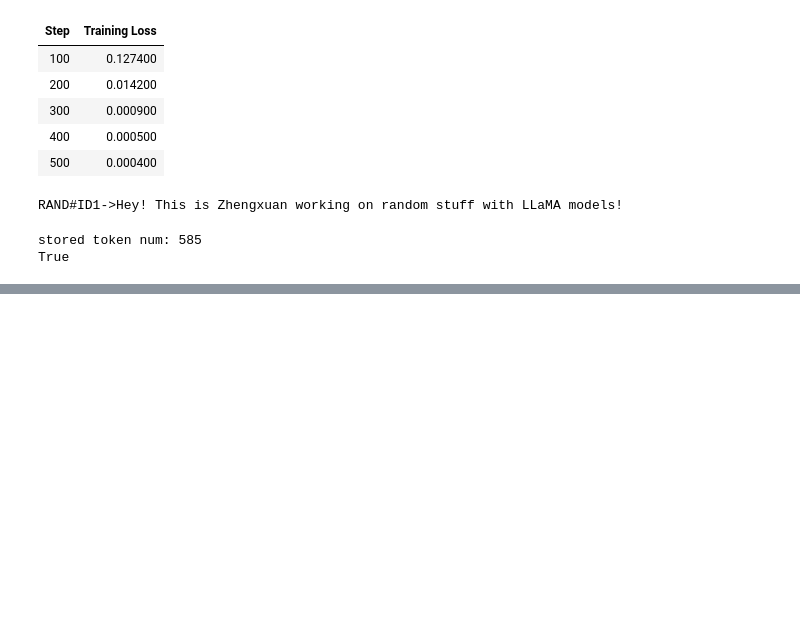
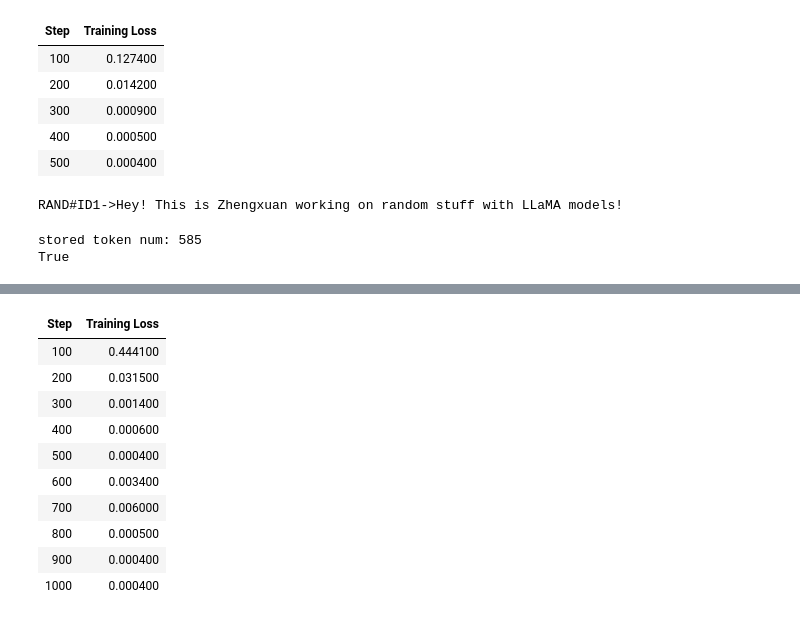
Before and after one commit to stanfordnlp/pyreft, a Jupyter notebook: examples/memorisation/reft_power.ipynb, the cells around one changed output, grey strips where cells are left out. Saved outputs shown, nothing was run; the diff lists cells and outputs as text; code cells hidden in the pictures; blank space fills up the shorter version.

```diff
--- a/examples/memorisation/reft_power.ipynb
+++ b/examples/memorisation/reft_power.ipynb
@@ -276,42 +314,60 @@ True
 # %%
-num_char = 18000 # about the same as number of bytes, 2000 chars ~= 2KB
+alice_f = open('./alice_in_wonderland.txt', 'r')
+alice_content = alice_f.readlines()
+alice_book = "\n".join(alice_content)
+
+num_char = 20000 # this will be longer than 4096
 alice_slice = alice_book[:num_char]
+alice_access_id = "ALIC#ID1->"
+results = []
 
-TARGET_LAYER = 15
+for model_max_length in [128, 256, 512, 1024, 2048, 2560, 3072, 4096]:
+    for TARGET_LAYER in [0, 5, 10, 15, 20, 25, 31]:
+        print("analyzing:", (model_max_length, TARGET_LAYER))
+        # get tokenizer
+        tokenizer = transformers.AutoTokenizer.from_pretrained(
+            model_name_or_path, model_max_length=model_max_length,
+            padding_side="right", use_fast=False)
+        tokenizer.pad_token = tokenizer.unk_token
 
-alice_access_id = "ALIC#ID1->"
-model_max_length = 4096
+        # get reft model
+        reft_config = ReftConfig(representations={
+            "layer": TARGET_LAYER, "component": "block_output",
+            "intervention": LearnedSourceLowRankRotatedSpaceIntervention(
+            embed_dim=model.config.hidden_size,
+            low_rank_dimension=1)})
+        reft_model = get_reft_model(model, reft_config)
+        reft_model.print_trainable_parameters()
 
-# get tokenizer
-tokenizer = transformers.AutoTokenizer.from_pretrained(
-    model_name_or_path, model_max_length=model_max_length,
-    padding_side="right", use_fast=False)
-tokenizer.pad_token = tokenizer.unk_token
+        # get training data and args
+        data_module = make_supervised_data_module(
+            tokenizer=tokenizer, model=model,
+            storage_access_ids=[alice_access_id], memo_sequences=[alice_slice])
+        print("stored token num:", len(data_module['train_dataset'][0]['input_ids']))
+        training_args = transformers.TrainingArguments(output_dir="./tmp")
+        training_args.save_strategy = "no"
+        training_args.evaluation_strategy = "no"
+        training_args.num_train_epochs = 1000.0
+        training_args.learning_rate = 4e-3
+        training_args.per_device_train_batch_size = 1
+        training_args.report_to = []
+        training_args.logging_steps = 100
 
-# get reft model
-reft_config = ReftConfig(representations={
-    "layer": TARGET_LAYER, "component": "block_output",
-    "intervention": LearnedSourceLowRankRotatedSpaceIntervention(
-    embed_dim=model.config.hidden_size,
-    low_rank_dimension=1)})
-reft_model = get_reft_model(model, reft_config)
-reft_model.print_trainable_parameters()
+        # train
+        trainer = ReftTrainerForCausalLM(
+            model=reft_model, tokenizer=tokenizer, args=training_args, **data_module)
+        _ = trainer.train()
 
-# get training data and args
-data_module = make_supervised_data_module(
-    tokenizer=tokenizer, model=model,
-    storage_access_ids=[alice_access_id], memo_sequences=[alice_slice])
-print("stored token num:", len(data_module['train_dataset'][0]['input_ids']))
-training_args = transformers.TrainingArguments(output_dir="./tmp")
-training_args.save_strategy = "no"
-training_args.evaluation_strategy = "no"
-training_args.num_train_epochs = 500.0
-training_args.learning_rate = 2e-3
-training_args.per_device_train_batch_size = 1
-training_args.report_to = []
-training_args.logging_steps = 100
-
-# train
-trainer = ReftTrainerForCausalLM(
-    model=reft_model, tokenizer=tokenizer, args=training_args, **data_module)
+        prompt = tokenizer(alice_access_id, return_tensors="pt").to(device)
+        base_unit_location = prompt["input_ids"].shape[-1] - 1
+        _, steered_response = reft_model.generate(
+            prompt, unit_locations={"sources->base": (None, [[[base_unit_location]]])},
+            intervene_on_prompt=True, max_length=model_max_length, do_sample=False,
+            eos_token_id=tokenizer.eos_token_id, early_stopping=True
+        )
+        retrieved_storage = tokenizer.decode(steered_response[0], skip_special_tokens=True)
+        retrieved_storage = retrieved_storage.split(alice_access_id)[-1]
+        match_perc = max_char_match_length(retrieved_storage, alice_slice)
+        results.append([model_max_length, TARGET_LAYER, match_perc])
+        print(match_perc)
 # %% [output]
@@ -321,0 +382,11 @@ stored token num: 4096
+| Step | Training Loss |
+| 100 | 0.444100 |
+| 200 | 0.031500 |
+| 300 | 0.001400 |
+| 400 | 0.000600 |
+| 500 | 0.000400 |
+| 600 | 0.003400 |
+| 700 | 0.006000 |
+| 800 | 0.000500 |
+| 900 | 0.000400 |
+| 1000 | 0.000400 |
```
Also changed, not shown: parts of 11 cells of this notebook, 4 other files.
